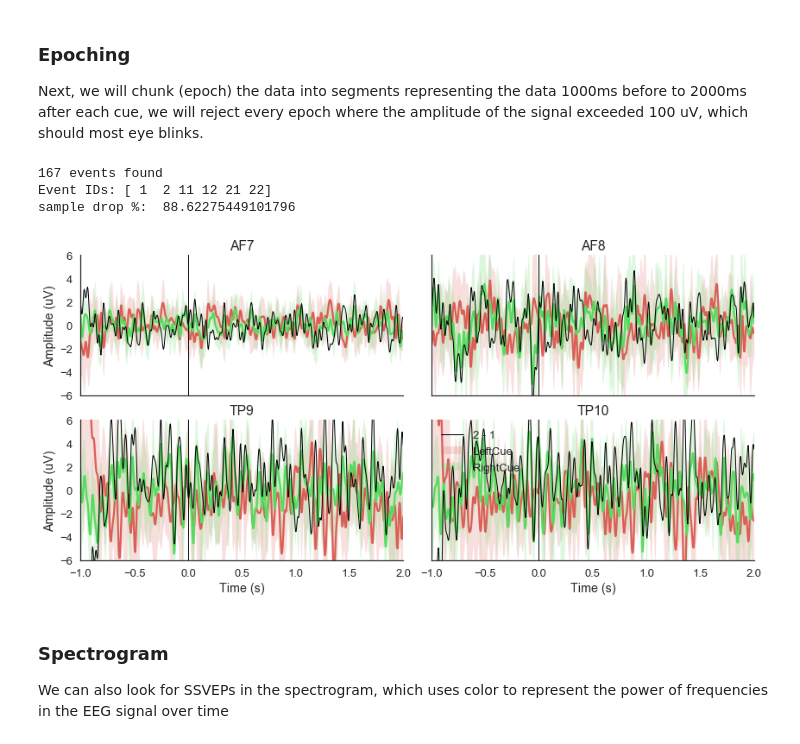
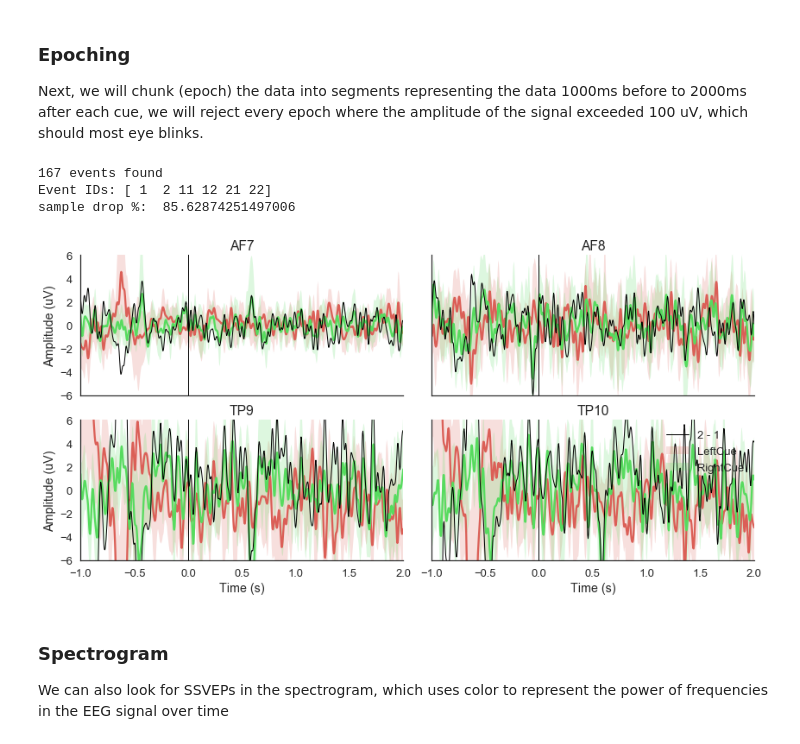
Before and after one commit to NeuroTechX/eeg-notebooks_v0.1, a Jupyter notebook: notebooks/cueing.ipynb, the cells around one changed output. Saved outputs shown, nothing was run; the diff lists cells and outputs as text; code cells hidden in the pictures.

```diff
--- a/notebooks/cueing.ipynb
+++ b/notebooks/cueing.ipynb
@@ -183,29 +183,29 @@ Next, we will chunk (epoch) the data into segments representing the data 1000ms
 # %%
 events = find_events(raw)
 event_id = {'LeftCue': 1, 'RightCue': 2}
 
-rej_thresh_uV = 90
+rej_thresh_uV = 150
 rej_thresh = rej_thresh_uV*1e-6
 
 epochs = Epochs(raw, events=events, event_id=event_id,
                 tmin=-1, tmax=2, baseline=(-1, 0),
                 reject={'eeg':rej_thresh}, preload=True,
                 verbose=False, picks=[0, 1, 2, 3])
 print('sample drop %: ', (1 - len(epochs.events)/len(events)) * 100)
 
 %matplotlib inline
 conditions = OrderedDict()
 conditions['LeftCue'] = [1]
 conditions['RightCue'] = [2]
 
 fig, ax = utils.plot_conditions(epochs, conditions=conditions,
                                 ci=97.5, n_boot=1000, title='',
                                 diff_waveform=(1, 2))
 # %% [output]
 167 events found
 Event IDs: [ 1  2 11 12 21 22]
-sample drop %:  88.62275449101796
+sample drop %:  85.62874251497006
-[figure, old version]
+[figure, new version]
 # %% [markdown]
 ### Spectrogram
 We can also look for SSVEPs in the spectrogram, which uses color to represent the power of frequencies in the EEG signal over time
```
Also changed, not shown: parts of 2 cells of this notebook.
